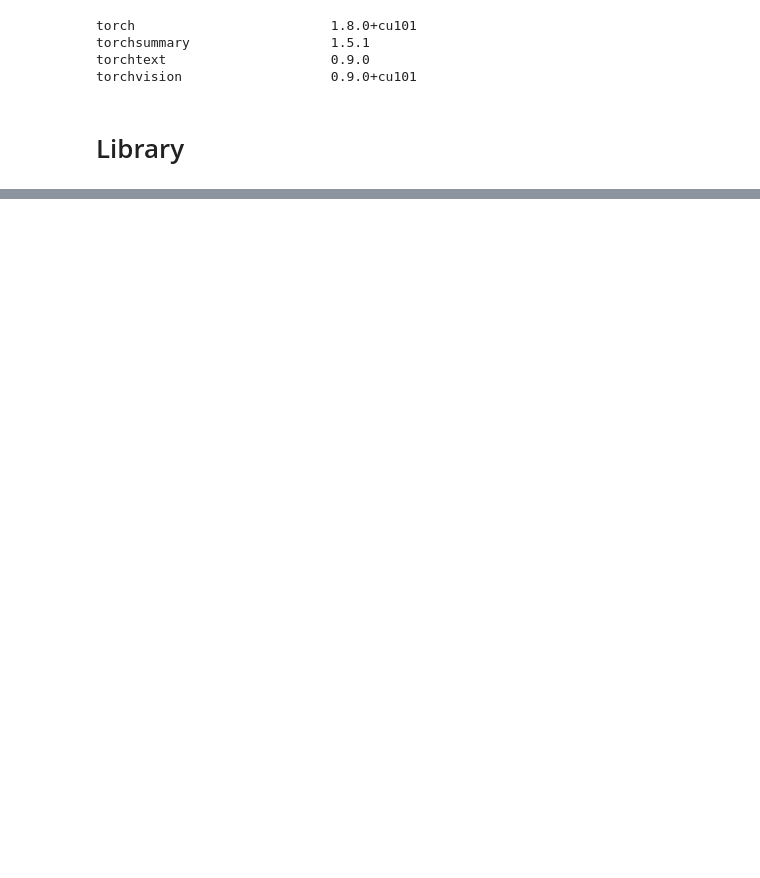
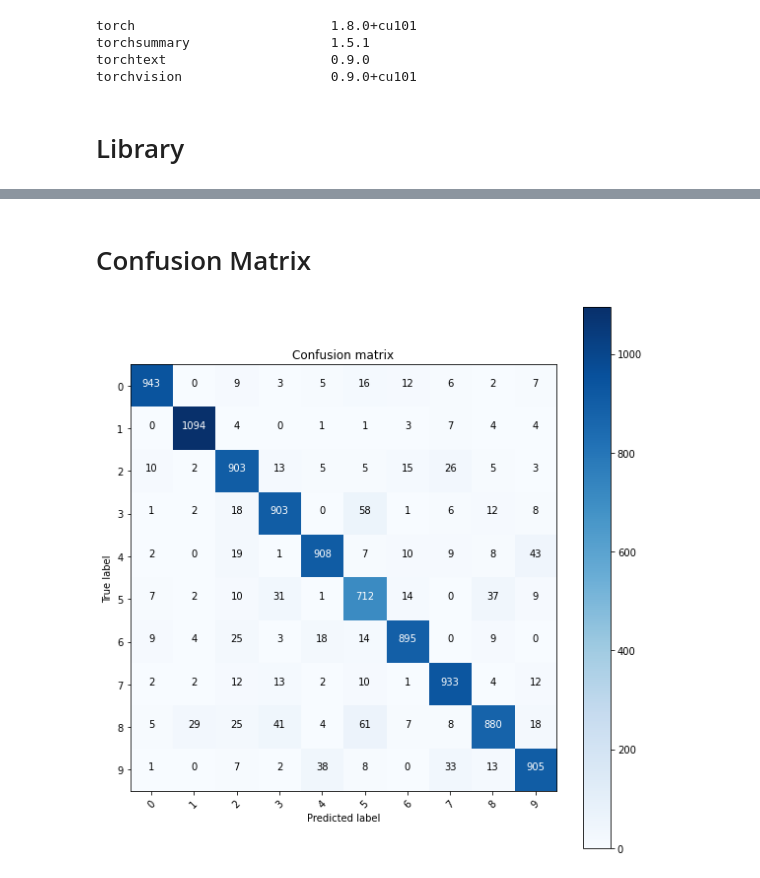
Before and after one commit to s-c-soma/Deeplearning-CMPE-258, a Jupyter notebook: Assignment_4/Assignment_4_Part_1.ipynb, the cells around one changed output, grey strips where cells are left out. Saved outputs shown, nothing was run; the diff lists cells and outputs as text; code cells hidden in the pictures; blank space fills up the shorter version.

```diff
--- a/Assignment_4/Assignment_4_Part_1.ipynb
+++ b/Assignment_4/Assignment_4_Part_1.ipynb
@@ -348,0 +167,3 @@ X_reduced: (500, 2), y_true_reduced: (500, 1), y_pred_reduced: (500, 1)
+# %%
+# NN with 4 layer
+pixels_per_image, hidden_size1,hidden_size2,hidden_size3,output  = (784,450,128,64,10) # specifying input, hidde layers and output layer neurons
@@ -348,0 +172,6 @@ X_reduced: (500, 2), y_true_reduced: (500, 1), y_pred_reduced: (500, 1)
+# %%
+# random initialization of weights for each layer
+weights_0_1 = 0.2*np.random.random((pixels_per_image,hidden_size1)) - 0.1
+weights_1_2 = 0.2*np.random.random((hidden_size1,hidden_size2)) - 0.1
+weights_2_3 = 0.2*np.random.random((hidden_size2,hidden_size3)) - 0.1
+weights_3_4 = 0.2*np.random.random((hidden_size3,output)) - 0.1
@@ -348,0 +266,39 @@ X_reduced: (500, 2), y_true_reduced: (500, 1), y_pred_reduced: (500, 1)
+# %% [markdown]
+# Confusion Matrix
+# %%
+import itertools
+"""
+    function to print and plot confusion matrix
+"""
+def plot_confusion_matrix(cm, classes,
+                          normalize=False,
+                          title='Confusion matrix',
+                          cmap=plt.cm.Blues):
+
+    plt.imshow(cm, interpolation='nearest', cmap=cmap)
+    plt.title(title)
+    plt.colorbar()
+    tick_marks = np.arange(len(classes))
+    plt.xticks(tick_marks, classes, rotation=45)
+    plt.yticks(tick_marks, classes)
+
+    if normalize:
+        cm = cm.astype('float') / cm.sum(axis=1)[:, np.newaxis]
+
+    thresh = cm.max() / 2.
+    for i, j in itertools.product(range(cm.shape[0]), range(cm.shape[1])):
+        plt.text(j, i, cm[i, j],
+                 horizontalalignment="center",
+                 color="white" if cm[i, j] > thresh else "black")
+
+    plt.tight_layout()
+    plt.ylabel('True label')
+    plt.xlabel('Predicted label')
+# %%
+# compute the confusion matrix
+conf_mtx = confusion_matrix(y_pred, actual_label)
+# plot the confusion matrix
+fig = plt.figure(figsize=(8, 8))
+plot_confusion_matrix(conf_mtx, classes = range(10))
+# %% [output]
+[figure, added]
```
Also changed, not shown: parts of 62 cells of this notebook.
